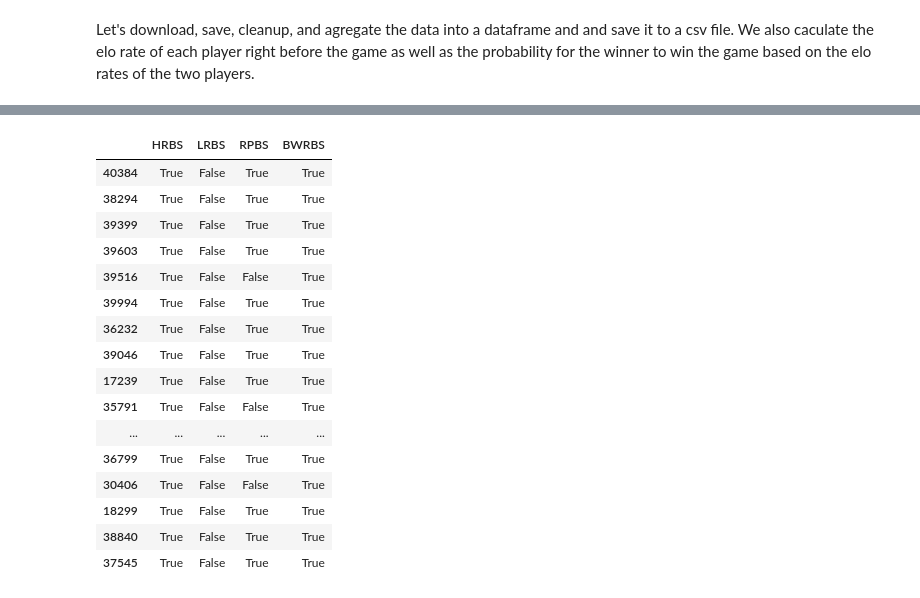
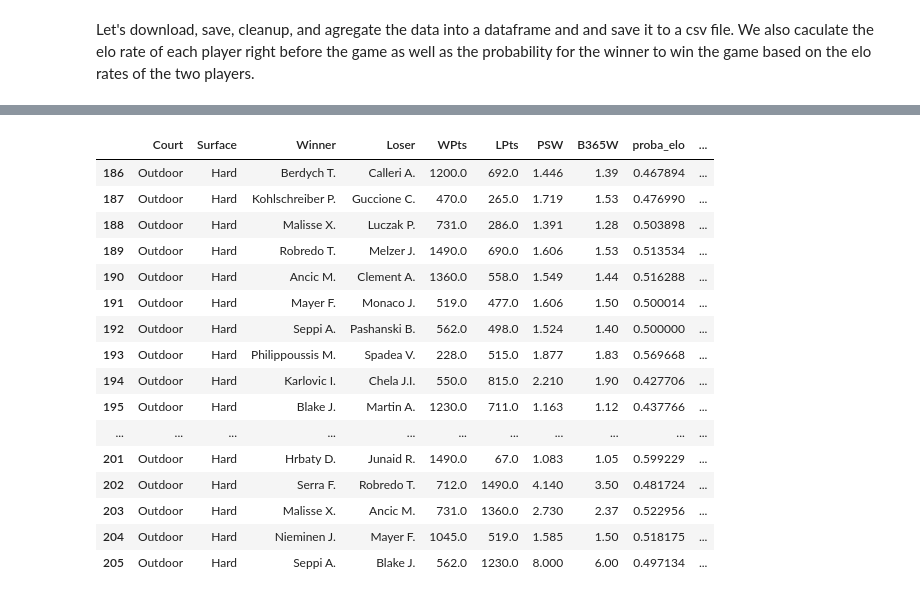
Before and after one commit to sprogl/sporting-bet-prediction, a Jupyter notebook: ATP_third_notebook.ipynb, the cells around one changed output, grey strips where cells are left out. Drawn from its saved outputs; the diff is of its cells as text; code cells hidden in the pictures.

```diff
--- a/ATP_third_notebook.ipynb
+++ b/ATP_third_notebook.ipynb
@@ -51,7 +51,7 @@ correction_list = {
     "Di Pasquale A.": "di Pasquale A.",
 }
 
-drop_list = ["W1", "L1", "W2", "L2", "W3", "L3", "W4", "L4", "W5", "L5", "CBW", "CBL", "GBW", "GBL", "IWW", "IWL", "SBW", "SBL", "B&WW", "B&WL", "EXW", "EXL", "UBW", "UBL", "LBW", "LBL", "SJW", "SJL", "MaxW", "MaxL", "AvgW", "AvgL", "WPts", "LPts"]
+drop_list = ["W1", "L1", "W2", "L2", "W3", "L3", "W4", "L4", "W5", "L5", "Wsets", "Lsets", "CBW", "CBL", "GBW", "GBL", "IWW", "IWL", "SBW", "SBL", "B&WW", "B&WL", "EXW", "EXL", "UBW", "UBL", "LBW", "LBL", "SJW", "SJL", "MaxW", "MaxL", "AvgW", "AvgL", "WRank", "LRank"]
 # %% [markdown]
 Let's download, save, cleanup, and agregate the data into a dataframe and and save it to a csv file. We also caculate the elo rate of each player right before the game as well as the probability for the winner to win the game based on the elo rates of the two players.
 # %%
@@ -124,16 +203,17 @@ df_atp.head()
 # %%
 import pandas as pd
 
-elo_rate = pd.read_csv("archive/elo_rates.csv")
-df_atp = pd.read_csv("archive/atp_data.csv")
-df_conf = pd.read_csv("archive/confidence_data.csv")
-
+# Load data from the disk
+elo_rates = pd.read_csv("archive/elo_rates_enriched.csv", dtype={"Player": "object", "match_count": "int64", "elo": "float64"}, index_col=0)
+df_atp = pd.read_csv("archive/atp_data_enriched.csv", index_col=0)
+# df_conf = pd.read_csv("archive/confidence_data.csv")
 
 df_atp["Date"] = pd.to_datetime(df_atp["Date"])
-# df_conf["Date"] = pd.to_datetime(df_conf["Date"])
 
+# Drop 350 rows where bet odds are absent
 df_atp_reduced = df_atp.dropna(subset=["PSW", "PSL", "B365W", "B365L"], axis=0)
 
-df_atp.info()
+# Show the info
+df_atp_reduced.info()
 # %% [output]
 <class 'pandas.core.frame.DataFrame'>
@@ -376,49 +444,66 @@ court_specific_player_statistics["Grass"].sort_values(by="Win_ratio", ascending=
 
 Ofcourse, the strategies 5 and 6 are just theoretical and put there to compare the strategies with the theoretical maximum profit.
 # %%
-profit = df_atp[["Surface", "Winner", "Loser", "PSW", "B365W", "elo_winner", "elo_loser", "proba_elo"]].copy()
+import numpy as np
+
+profit = df_atp_reduced[["Court", "Surface", "Winner", "Loser", "WPts", "LPts", "PSW", "B365W", "proba_elo", "proba_elo_indoor_hard", "proba_elo_indoor_clay", "proba_elo_indoor_carpet", "proba_elo_outdoor_hard", "proba_elo_outdoor_clay", "proba_elo_outdoor_grass"]].copy()
 
 # Strategy 1
-strategies = pd.DataFrame(df_atp["elo_winner"] > df_atp["elo_loser"], columns=["HRBS"], index=df_atp.index)
-profit[["HRBS_PS", "HRBS_B365"]] = profit[strategies["HRBS"]][["PSW", "B365W"]].rename(columns={"PSW": "HRBS_PS", "B365W": "HRBS_B365"}) - 1
+strategies = pd.DataFrame(df_atp["WPts"] > df_atp["LPts"], columns=["HPBS"], index=df_atp_reduced.index)
+profit[["HPBS_PS", "HPBS_B365"]] = profit.loc[strategies["HPBS"], ["PSW", "B365W"]].rename(columns={"PSW": "HPBS_PS", "B365W": "HPBS_B365"}) - 1.0
 
 # Strategy 2
-strategies["LRBS"] = df_atp["elo_winner"] < df_atp["elo_loser"]
-profit[["LRBS_PS", "LRBS_B365"]] = profit[strategies["LRBS"]][["PSW", "B365W"]].rename(columns={"PSW": "LRBS_PS", "B365W": "LRBS_B365"}) - 1
+strategies["LPBS"] = df_atp["WPts"] < df_atp["LPts"]
+profit[["LPBS_PS", "LPBS_B365"]] = profit.loc[strategies["LPBS"], ["PSW", "B365W"]].rename(columns={"PSW": "LPBS_PS", "B365W": "LPBS_B365"}) - 1.0
 
 # Strategy 3
+strategies["HRBS"] = df_atp["elo_winner"] > df_atp["elo_loser"]
+profit[["HRBS_PS", "HRBS_B365"]] = profit.loc[strategies["HRBS"], ["PSW", "B365W"]].rename(columns={"PSW": "HRBS_PS", "B365W": "HRBS_B365"}) - 1.0
+
+# Strategy 4
+strategies["LRBS"] = df_atp["elo_winner"] < df_atp["elo_loser"]
+profit[["LRBS_PS", "LRBS_B365"]] = profit.loc[strategies["LRBS"], ["PSW", "B365W"]].rename(columns={"PSW": "LRBS_PS", "B365W": "LRBS_B365"}) - 1.0
+
+# Strategy 5
+court_surface_type = df_atp[["Court", "Surface"]].drop_duplicates().sort_values(by="Court").to_numpy().tolist()
+strategies["BRFTBS"] = False
+for pair in court_surface_type:
+    col_name = f"proba_elo_{pair[0].lower()}_{pair[1].lower()}"
+    strategies.loc[(profit["Court"]==pair[0]) & (profit["Surface"]==pair[1]), "BRFTBS"] = profit.loc[(profit["Court"]==pair[0]) & (profit["Surface"]==pair[1]), col_name] >= .5
+profit[["BRFTBS_PS", "BRFTBS_B365"]] = profit.loc[strategies["BRFTBS"], ["PSW", "B365W"]].rename(columns={"PSW": "BRFTBS_PS", "B365W": "BRFTBS_B365"}) - 1.0
+
+# Strategy 6
 np.random.seed(13572)
 strategies["RPBS"] = np.random.randint(0, 2, size=len(strategies))==1
-profit[["RPBS_PS", "RPBS_B365"]] = profit[strategies["RPBS"]][["PSW", "B365W"]].rename(columns={"PSW": "RPBS_PS", "B365W": "RPBS_B365"}) - 1
+profit[["RPBS_PS", "RPBS_B365"]] = profit.loc[strategies["RPBS"], ["PSW", "B365W"]].rename(columns={"PSW": "RPBS_PS", "B365W": "RPBS_B365"}) - 1.0
 
-# Strategy 4
-strategies["BWRBS"] = profit.merge(players_statistics[["Player", "Win_ratio"]], left_on="Winner", right_on="Player", how="left").set_index(profit.index)["Win_ratio"] > profit.merge(players_statistics[["Player", "Win_ratio"]], left_on="Loser", right_on="Player", how="left").set_index(profit.index)["Win_ratio"]
-profit[["BWRBS_PS", "BWRBS_B365"]] = profit[strategies["BWRBS"]][["PSW", "B365W"]].rename(columns={"PSW": "BWRBS_PS", "B365W": "BWRBS_B365"}) - 1
+# Strategy 7
+strategies["WBS"] = True
+profit[["WBS_PS", "WBS_B365"]] = profit.loc[strategies["WBS"], ["PSW", "B365W"]].rename(columns={"PSW": "WBS_PS", "B365W": "WBS_B365"}) - 1.0
 
-# # Strategy 5
-# court_specific_player_statistics[profit["Surface"]]
-# profit[["BWRBS_PS", "BWRBS_B365"]] = profit[profit.merge(players_statistics[["Player", "Win_ratio"]], left_on="Winner", right_on="Player", how="left").set_index(profit.index)["Win_ratio"] > profit.merge(players_statistics[["Player", "Win_ratio"]], left_on="Loser", right_on="Player", how="left").set_index(profit.index)["Win_ratio"]][["PSW", "B365W"]].rename(columns={"PSW": "BWRBS_PS", "B365W": "BWRBS_B365"}) - 1
-# # To Be Continued
+# Strategy 8
+strategies["LBS"] = False
+profit[["LBS_PS", "LBS_B365"]] = profit.loc[strategies["LBS"], ["PSW", "B365W"]].rename(columns={"PSW": "LBS_PS", "B365W": "LBS_B365"}) - 1.0
 
-profit.dropna(axis=0, subset=["PSW", "B365W"], inplace=True)
+# profit.dropna(axis=0, subset=["PSW", "B365W"], inplace=True)
 profit.fillna(value=-1.0, inplace=True)
 
 profit.head(20)
 # %% [output]
-|  | HRBS | LRBS | RPBS | BWRBS |
-| 40384 | True | False | True | True |
-| 38294 | True | False | True | True |
-| 39399 | True | False | True | True |
-| 39603 | True | False | True | True |
-| 39516 | True | False | False | True |
-| 39994 | True | False | True | True |
-| 36232 | True | False | True | True |
-| 39046 | True | False | True | True |
-| 17239 | True | False | True | True |
-| 35791 | True | False | False | True |
-| ... | ... | ... | ... | ... |
-| 36799 | True | False | True | True |
-| 30406 | True | False | False | True |
-| 18299 | True | False | True | True |
-| 38840 | True | False | True | True |
-| 37545 | True | False | True | True |
+|  | Court | Surface | Winner | Loser | WPts | LPts | PSW | B365W | proba_elo | ... |
+| 186 | Outdoor | Hard | Berdych T. | Calleri A. | 1200.0 | 692.0 | 1.446 | 1.39 | 0.467894 | ... |
+| 187 | Outdoor | Hard | Kohlschreiber P. | Guccione C. | 470.0 | 265.0 | 1.719 | 1.53 | 0.476990 | ... |
+| 188 | Outdoor | Hard | Malisse X. | Luczak P. | 731.0 | 286.0 | 1.391 | 1.28 | 0.503898 | ... |
+| 189 | Outdoor | Hard | Robredo T. | Melzer J. | 1490.0 | 690.0 | 1.606 | 1.53 | 0.513534 | ... |
+| 190 | Outdoor | Hard | Ancic M. | Clement A. | 1360.0 | 558.0 | 1.549 | 1.44 | 0.516288 | ... |
+| 191 | Outdoor | Hard | Mayer F. | Monaco J. | 519.0 | 477.0 | 1.606 | 1.50 | 0.500014 | ... |
+| 192 | Outdoor | Hard | Seppi A. | Pashanski B. | 562.0 | 498.0 | 1.524 | 1.40 | 0.500000 | ... |
+| 193 | Outdoor | Hard | Philippoussis M. | Spadea V. | 228.0 | 515.0 | 1.877 | 1.83 | 0.569668 | ... |
+| 194 | Outdoor | Hard | Karlovic I. | Chela J.I. | 550.0 | 815.0 | 2.210 | 1.90 | 0.427706 | ... |
+| 195 | Outdoor | Hard | Blake J. | Martin A. | 1230.0 | 711.0 | 1.163 | 1.12 | 0.437766 | ... |
+| ... | ... | ... | ... | ... | ... | ... | ... | ... | ... | ... |
+| 201 | Outdoor | Hard | Hrbaty D. | Junaid R. | 1490.0 | 67.0 | 1.083 | 1.05 | 0.599229 | ... |
+| 202 | Outdoor | Hard | Serra F. | Robredo T. | 712.0 | 1490.0 | 4.140 | 3.50 | 0.481724 | ... |
+| 203 | Outdoor | Hard | Malisse X. | Ancic M. | 731.0 | 1360.0 | 2.730 | 2.37 | 0.522956 | ... |
+| 204 | Outdoor | Hard | Nieminen J. | Mayer F. | 1045.0 | 519.0 | 1.585 | 1.50 | 0.518175 | ... |
+| 205 | Outdoor | Hard | Seppi A. | Blake J. | 562.0 | 1230.0 | 8.000 | 6.00 | 0.497134 | ... |
```
Also changed, not shown: parts of 35 cells of this notebook, 6 other files.
